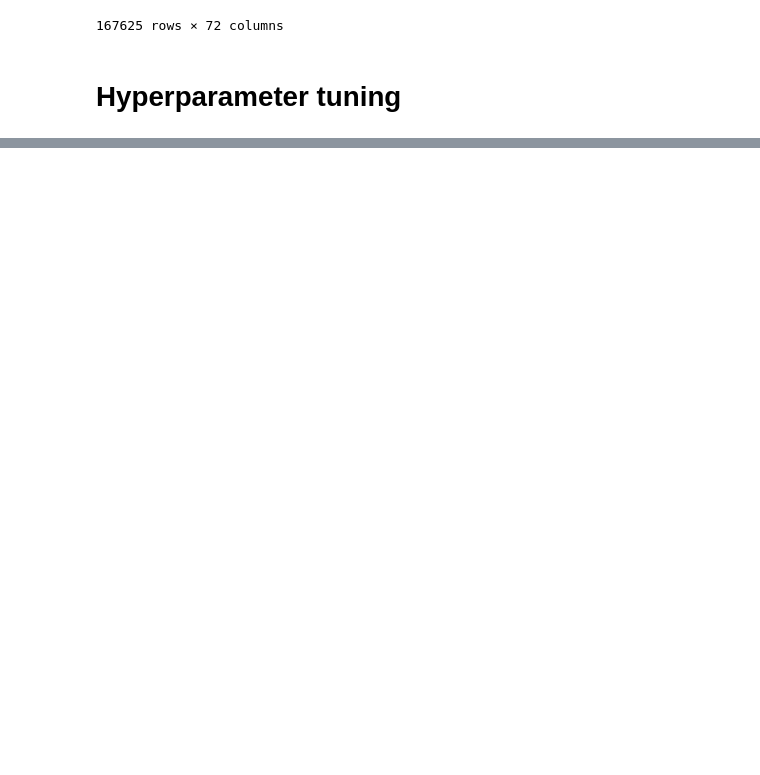
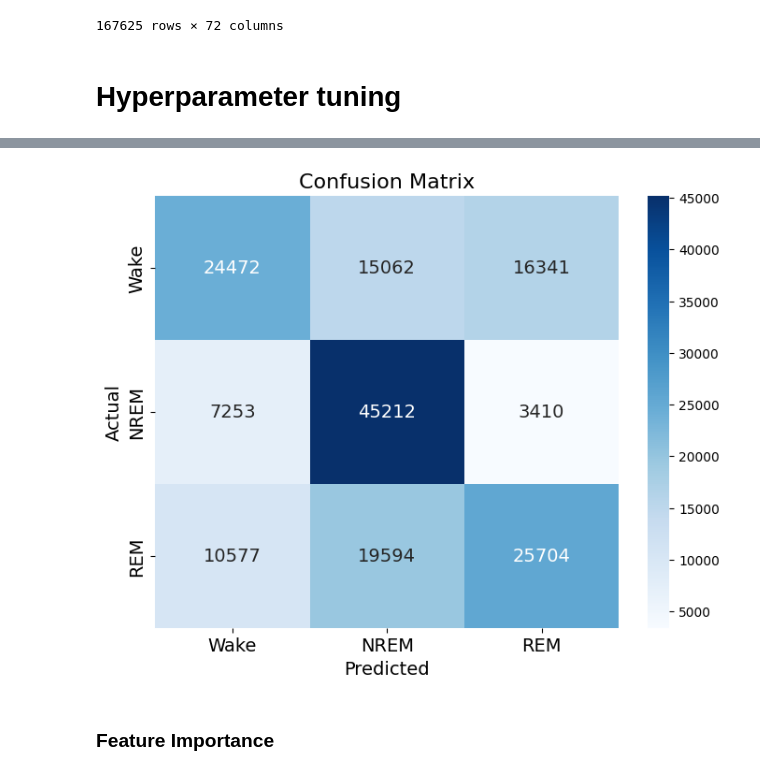
Before and after one commit to karmenmarkov/An-Interpretable-Feature-Based-Machine-Learning-Approach-for-Automatic-Sleep-Staging-Using-PPG, a Jupyter notebook: model_training/df_3_stages_SMOTE.ipynb, the cells around one changed output, grey strips where cells are left out. Saved outputs shown, nothing was run; the diff lists cells and outputs as text; code cells hidden in the pictures; blank space fills up the shorter version.

```diff
--- a/model_training/df_3_stages_SMOTE.ipynb
+++ b/model_training/df_3_stages_SMOTE.ipynb
@@ -214,4 +197,26 @@ X_selected
 167625 rows × 72 columns
+# %%
+X_selected = X_resampled[['SysTime_avg', 'SysPeak_avg', 'SysArea_avg', 'DiasArea_avg',
+       'DiasArea_std', 'DiasArea_abs_avg', 'CycleArea_std',
+       'Area_NegHalfPeak_FromStart_avg', 'Area_NegHalfPeak_ToEnd_avg',
+       'Area_NegHalfPeak_ToEnd_abs_avg', 'Area_NegHalfPeak_ToEnd_abs_std',
+       'RiseTime_FromHalfPeak_avg', 'RiseTime_FromHalfPeak_std',
+       'FallTime_Half_avg', 'FallTime_Half_std', 'Width_Half_Duration_avg',
+       'Width_Half_Duration_std', 'Width_10_Percent_Time_avg',
+       'Width_10_Percent_Time_std', 'RiseTime_TimeBetweenSysPeaks_Mean',
+       'RiseTime_TimeBetweenSysPeaks_SD', 'a_b_mean', 'a_b_std',
+       'b_a_ratio_mean', 'b_a_ratio_std', 'e_a_ratio_mean', 'e_a_ratio_std',
+       'b_e_a_ratio_mean', 'PPG_Min', 'PPG_MAD', 'PPG_TM25', 'PPG_TM50',
+       'PPG_Median', 'PPG_Q10', 'PPG_Q25', 'PPG_Q75', 'PPG_Q90', 'PPG_skew',
+       'PPG_p4_Power', 'PPG_p4_Power_SD', 'PPG_p2_Total_Power',
+       'PPG_p4_Total_Power', 'IMF1_Inst_Freq_Mean', 'IMF1_TP_Int_SD',
+       'PPG_ApEn', 'PPG_SampEn', 'PPG_PerEn', 'PPG_En1st', 'PPG_En2nd',
+       'PPI_Min', 'PPI_NN20', 'PPI_pNN20', 'PPI_Skew', 'PPI_CCM', 'PPI_SVD',
+       'PPI_VLF_LF_power', 'PPI_VLF_HF_power', 'PPI_VLF_Total_power',
+       'PPI_LF_Total_power', 'PPI_LF_HF_power', 'PPI_VG_Nodes_HighDegree',
+       'PPI_ApEn', 'PPI_PerEn', 'PPI_En1st', 'PPI_En2nd', 'PPI_HFD',
+       'PPI_WDFA', 'PPG_WTF_L4_Energy', 'PPG_WTF_L4_SD', 'PPG_LC', 'PPG_RR',
+       'PPG_DET']]
 # %% [markdown]
 # Hyperparameter tuning
 # %%
@@ -302,0 +473,21 @@ Best score:  0.3378480278691997
+# %%
+#plot the confusion matrix plot for train data
+from sklearn.metrics import confusion_matrix
+
+# Compute confusion matrix
+cm = final_confusion_matrix_5cv
+
+# Plot confusion matrix using seaborn
+plt.figure(figsize=(8, 6))
+font_size = 14
+sns.heatmap(cm, annot=True, fmt="d", cmap="Blues", xticklabels=['Wake', 'NREM','REM'], yticklabels=['Wake', 'NREM','REM'], annot_kws={"size": font_size})
+plt.ylabel('Actual', fontsize=font_size)
+plt.xlabel('Predicted', fontsize=font_size)
+plt.title('Confusion Matrix', fontsize=font_size+2)
+plt.xticks(fontsize=font_size)
+plt.yticks(fontsize=font_size)
+plt.show()
+# %% [output]
+[figure, added]
+# %% [markdown]
+### Feature Importance
```
Also changed, not shown: parts of 39 cells of this notebook, 5 other files.
